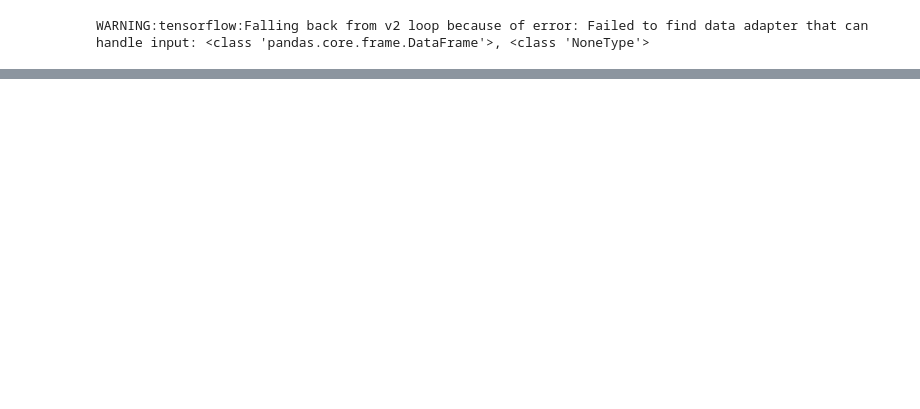
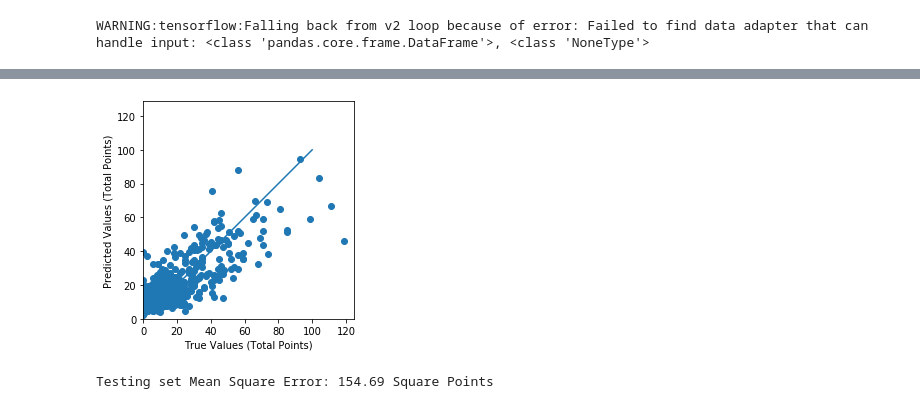
Before and after one commit to cadger/NCAA-Points-Predictions, a Jupyter notebook: Notebooks/point_predictions.ipynb, the cells around one changed output, grey strips where cells are left out. Saved outputs shown, nothing was run; the diff lists cells and outputs as text; code cells hidden in the pictures; blank space fills up the shorter version.

```diff
--- a/Notebooks/point_predictions.ipynb
+++ b/Notebooks/point_predictions.ipynb
@@ -286,0 +288,16 @@ df
+# %%
+plt.scatter(y_test, y_ensemble)
+plt.xlabel('True Values (Total Points)')
+plt.ylabel('Predicted Values (Total Points)')
+plt.axis('equal')
+plt.axis('square')
+plt.xlim([0,plt.xlim()[1]])
+plt.ylim([0,plt.ylim()[1]])
+_ = plt.plot([-100,100],[-100,100])
+# %% [output]
+[figure, added]
+# %%
+ens_err = mean_squared_error(y_test,y_ensemble)
+print("Testing set Mean Square Error: {:5.2f} Square Points".format(ens_err))
+# %% [output]
+Testing set Mean Square Error: 154.69 Square Points
```
Also changed, not shown: parts of 10 cells of this notebook.
